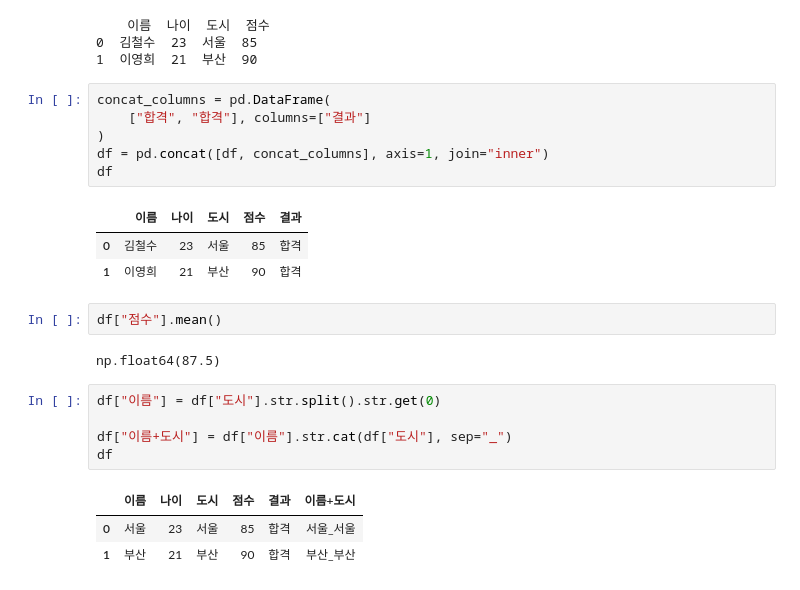
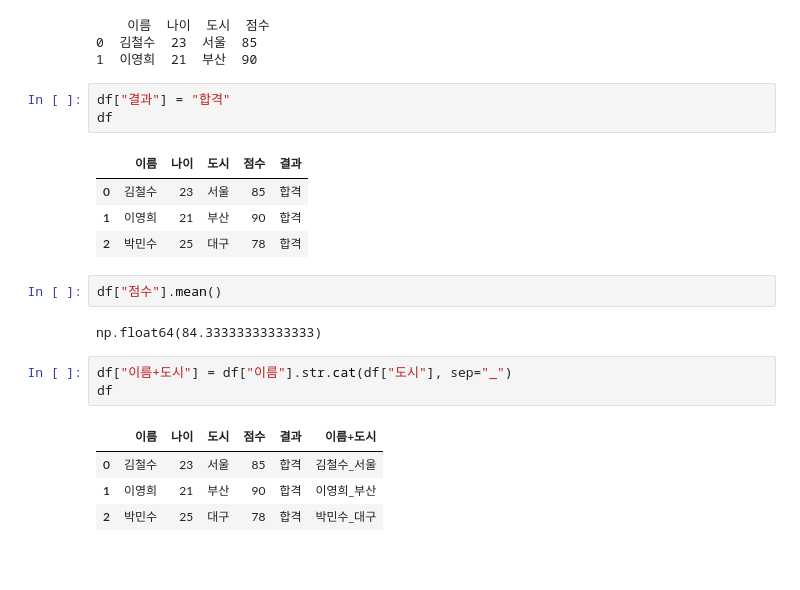
Before and after one commit to rjh3217/dhu_python, a Jupyter notebook: 일잘러/5_판다스/05-2_데이터프레임다루기.ipynb, the cells around one changed output. Cells and saved outputs as stored; diff of their text form; blank space fills up the shorter version.

```diff
--- a/일잘러/5_판다스/05-2_데이터프레임다루기.ipynb
+++ b/일잘러/5_판다스/05-2_데이터프레임다루기.ipynb
@@ -553,26 +553,23 @@ print(filtered_df)
     이름  나이  도시  점수
 0  김철수  23  서울  85
 1  이영희  21  부산  90
-# %%
-concat_columns = pd.DataFrame(
-    ["합격", "합격"], columns=["결과"]
-)
-df = pd.concat([df, concat_columns], axis=1, join="inner")
-df
-# %% [output]
-|  | 이름 | 나이 | 도시 | 점수 | 결과 |
-| 0 | 김철수 | 23 | 서울 | 85 | 합격 |
-| 1 | 이영희 | 21 | 부산 | 90 | 합격 |
+# %%
+df["결과"] = "합격"
+df
+# %% [output]
+|  | 이름 | 나이 | 도시 | 점수 | 결과 |
+| 0 | 김철수 | 23 | 서울 | 85 | 합격 |
+| 1 | 이영희 | 21 | 부산 | 90 | 합격 |
+| 2 | 박민수 | 25 | 대구 | 78 | 합격 |
 # %%
 df["점수"].mean()
 # %% [output]
-np.float64(87.5)
+np.float64(84.33333333333333)
 # %%
-df["이름"] = df["도시"].str.split().str.get(0)
-
 df["이름+도시"] = df["이름"].str.cat(df["도시"], sep="_")
 df
 # %% [output]
 |  | 이름 | 나이 | 도시 | 점수 | 결과 | 이름+도시 |
-| 0 | 서울 | 23 | 서울 | 85 | 합격 | 서울_서울 |
-| 1 | 부산 | 21 | 부산 | 90 | 합격 | 부산_부산 |
+| 0 | 김철수 | 23 | 서울 | 85 | 합격 | 김철수_서울 |
+| 1 | 이영희 | 21 | 부산 | 90 | 합격 | 이영희_부산 |
+| 2 | 박민수 | 25 | 대구 | 78 | 합격 | 박민수_대구 |
```
Also changed, not shown: 5 other files.
